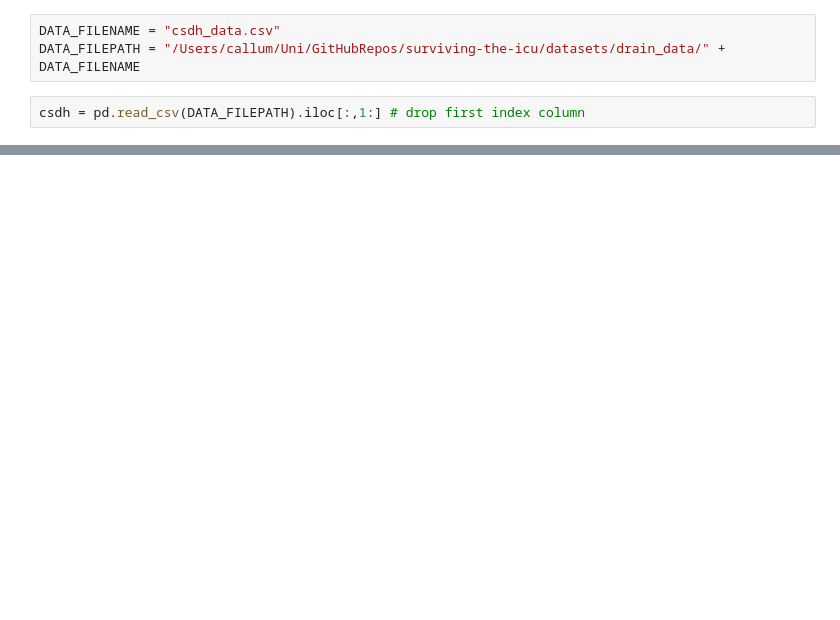
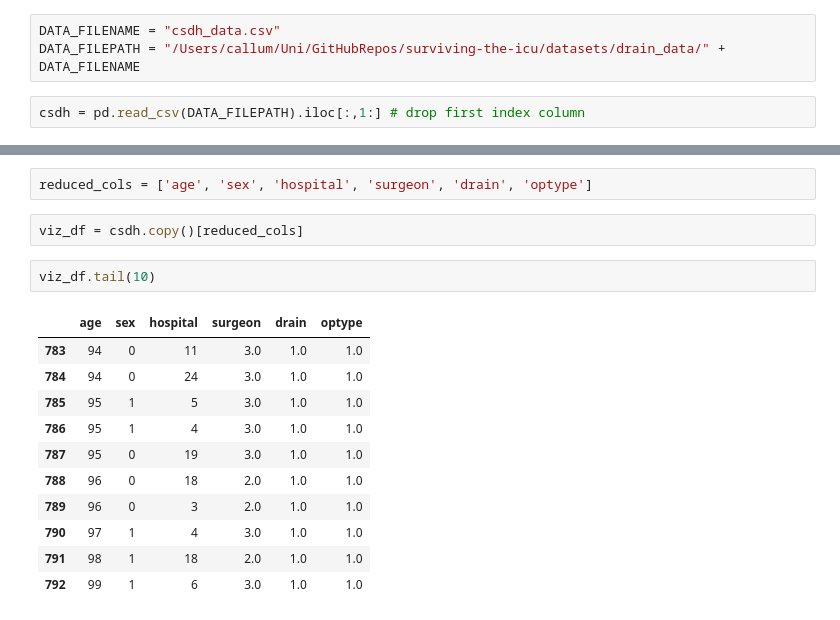
Before and after one commit to c-abbott/surviving-the-icu, a Jupyter notebook: notebooks/csdh_eda.ipynb, the cells around one changed output, grey strips where cells are left out. Saved outputs shown, nothing was run; the diff lists cells and outputs as text; blank space fills up the shorter version.

```diff
--- a/notebooks/csdh_eda.ipynb
+++ b/notebooks/csdh_eda.ipynb
@@ -25,0 +35,18 @@ csdh
+# %%
+reduced_cols = ['age', 'sex', 'hospital', 'surgeon', 'drain', 'optype']
+# %%
+viz_df = csdh.copy()[reduced_cols]
+# %%
+viz_df.tail(10)
+# %% [output]
+|  | age | sex | hospital | surgeon | drain | optype |
+| 783 | 94 | 0 | 11 | 3.0 | 1.0 | 1.0 |
+| 784 | 94 | 0 | 24 | 3.0 | 1.0 | 1.0 |
+| 785 | 95 | 1 | 5 | 3.0 | 1.0 | 1.0 |
+| 786 | 95 | 1 | 4 | 3.0 | 1.0 | 1.0 |
+| 787 | 95 | 0 | 19 | 3.0 | 1.0 | 1.0 |
+| 788 | 96 | 0 | 18 | 2.0 | 1.0 | 1.0 |
+| 789 | 96 | 0 | 3 | 2.0 | 1.0 | 1.0 |
+| 790 | 97 | 1 | 4 | 3.0 | 1.0 | 1.0 |
+| 791 | 98 | 1 | 18 | 2.0 | 1.0 | 1.0 |
+| 792 | 99 | 1 | 6 | 3.0 | 1.0 | 1.0 |
```
Also changed, not shown: parts of 8 cells of this notebook.
